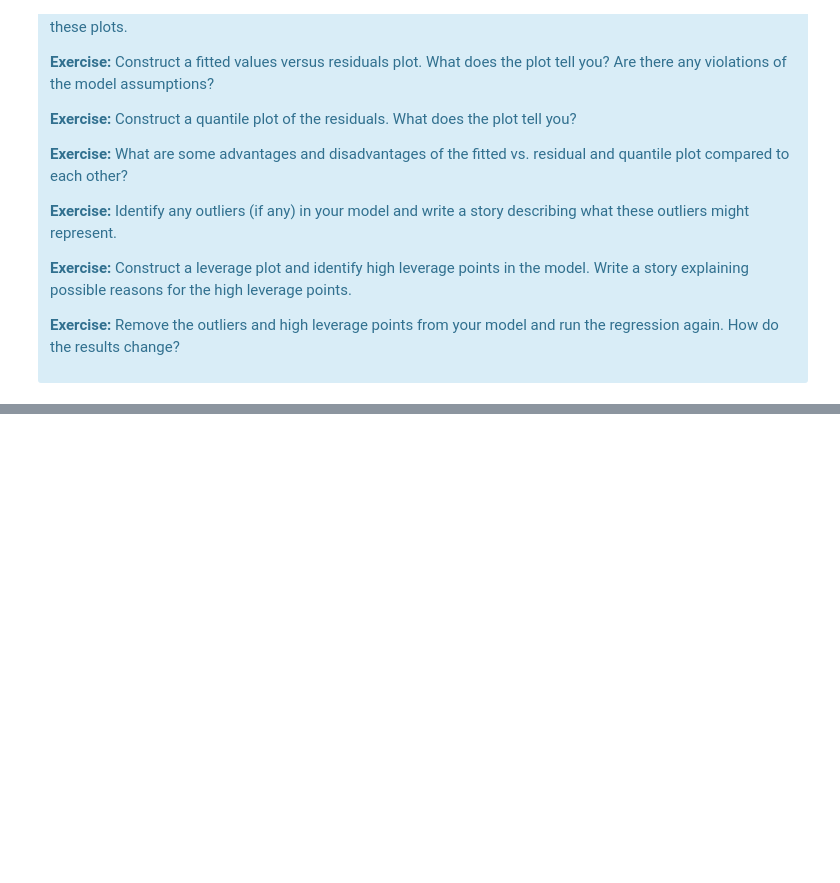
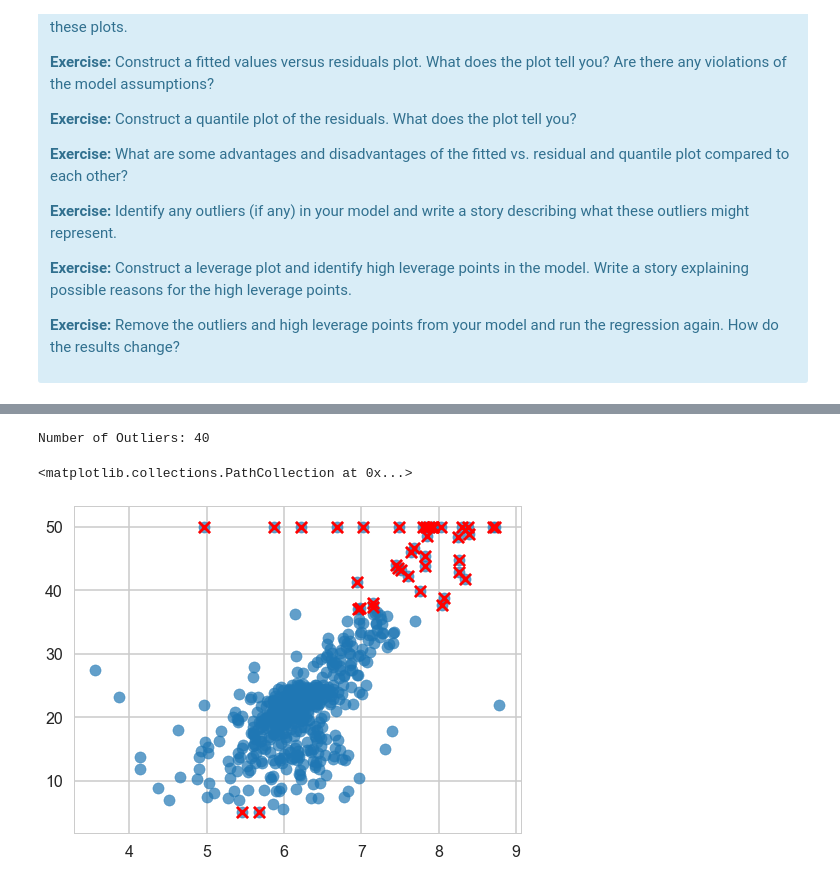
Before and after one commit to tsansom/Springboard-Data-Science, a Jupyter notebook: mini_projects/machine_learning/linear_regression/Mini_Project_Linear_Regression.ipynb, the cells around one changed output, grey strips where cells are left out. Saved outputs shown, nothing was run; the diff lists cells and outputs as text; code cells hidden in the pictures; blank space fills up the shorter version.

```diff
--- a/mini_projects/machine_learning/linear_regression/Mini_Project_Linear_Regression.ipynb
+++ b/mini_projects/machine_learning/linear_regression/Mini_Project_Linear_Regression.ipynb
@@ -973,0 +1003,19 @@ There are some other issues that are important investigate with linear regressio
+# %%
+# calculate the 25th and 75th percentiles (1st and 3rd quartiles)
+q75, q25 = np.percentile(bos['PRICE'], [75, 25])
+# calculate the interquartile range
+iqr = q75 - q25
+# calculate the min and max (1.5 * IRQ away)
+pmin = q25 - iqr * 1.5
+pmax = q75 + iqr * 1.5
+
+outliers = bos[(bos['PRICE'] < pmin) | (bos['PRICE'] > pmax)]
+print('Number of Outliers: {}'.format(len(outliers)))
+# %% [output]
+Number of Outliers: 40
+# %%
+plt.scatter(bos['RM'], bos['PRICE'], alpha=0.7)
+plt.scatter(outliers['RM'], outliers['PRICE'], c='r', marker='x')
+# %% [output]
+<matplotlib.collections.PathCollection at 0x...>
+[figure, added]
```
Also changed, not shown: parts of 18 cells of this notebook.
